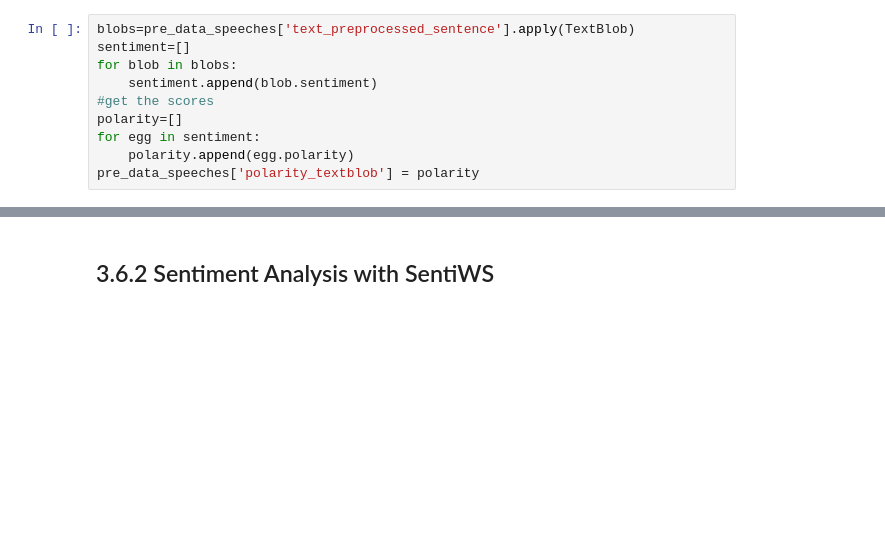
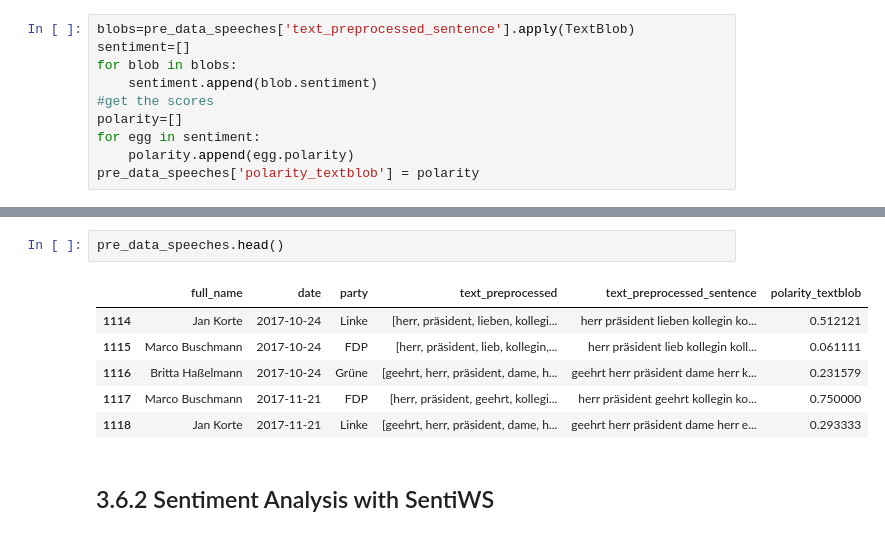
Before and after one commit to JakobLangenbahn/amca, a Jupyter notebook: notebooks/3.6-sk-sentiment-tweets-spacy-final.ipynb, the cells around one changed output, grey strips where cells are left out. Drawn from its saved outputs; the diff is of its cells as text; blank space fills up the shorter version.

```diff
--- a/notebooks/3.6-sk-sentiment-tweets-spacy.ipynb
+++ b/notebooks/3.6-sk-sentiment-tweets-spacy-final.ipynb
@@ -190,2 +183,11 @@ display(pre_data_speeches)
+# %%
+pre_data_speeches.head()
+# %% [output]
+|  | full_name | date | party | text_preprocessed | text_preprocessed_sentence | polarity_textblob |
+| 1114 | Jan Korte | 2017-10-24 | Linke | [herr, präsident, lieben, kollegi... | herr präsident lieben kollegin ko... | 0.512121 |
+| 1115 | Marco Buschmann | 2017-10-24 | FDP | [herr, präsident, lieb, kollegin,... | herr präsident lieb kollegin koll... | 0.061111 |
+| 1116 | Britta Haßelmann | 2017-10-24 | Grüne | [geehrt, herr, präsident, dame, h... | geehrt herr präsident dame herr k... | 0.231579 |
+| 1117 | Marco Buschmann | 2017-11-21 | FDP | [herr, präsident, geehrt, kollegi... | herr präsident geehrt kollegin ko... | 0.750000 |
+| 1118 | Jan Korte | 2017-11-21 | Linke | [geehrt, herr, präsident, dame, h... | geehrt herr präsident dame herr e... | 0.293333 |
 # %% [markdown]
 ## 3.6.2 Sentiment Analysis with SentiWS
```
Also changed, not shown: parts of 18 cells of this notebook.
